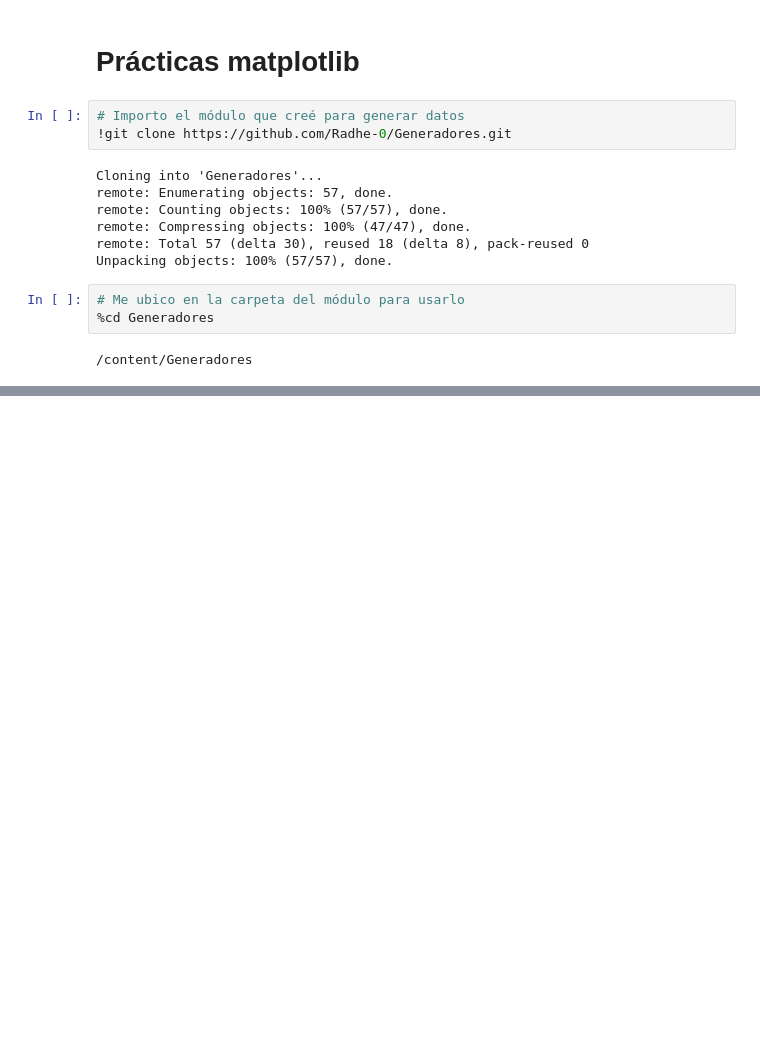
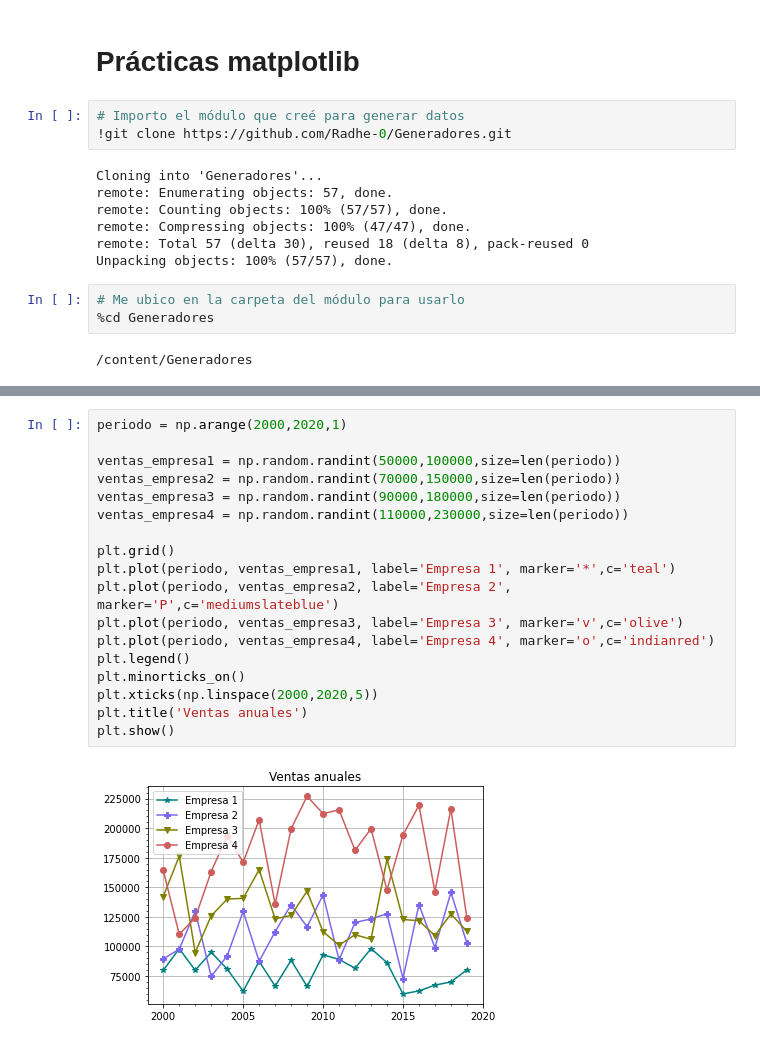
Before and after one commit to Radhe-0/Practicas, a Jupyter notebook: practicas_matplotlib.ipynb, the cells around one changed output, grey strips where cells are left out. Drawn from its saved outputs; the diff is of its cells as text; blank space fills up the shorter version.

```diff
--- a/practicas_matplotlib.ipynb
+++ b/practicas_matplotlib.ipynb
@@ -38,0 +39,20 @@ plt.show()
+# %%
+periodo = np.arange(2000,2020,1)
+
+ventas_empresa1 = np.random.randint(50000,100000,size=len(periodo))
+ventas_empresa2 = np.random.randint(70000,150000,size=len(periodo))
+ventas_empresa3 = np.random.randint(90000,180000,size=len(periodo))
+ventas_empresa4 = np.random.randint(110000,230000,size=len(periodo))
+
+plt.grid()
+plt.plot(periodo, ventas_empresa1, label='Empresa 1', marker='*',c='teal')
+plt.plot(periodo, ventas_empresa2, label='Empresa 2', marker='P',c='mediumslateblue')
+plt.plot(periodo, ventas_empresa3, label='Empresa 3', marker='v',c='olive')
+plt.plot(periodo, ventas_empresa4, label='Empresa 4', marker='o',c='indianred')
+plt.legend()
+plt.minorticks_on()
+plt.xticks(np.linspace(2000,2020,5))
+plt.title('Ventas anuales')
+plt.show()
+# %% [output]
+[figure, added]
```
Also changed, not shown: parts of 1 cell of this notebook.
